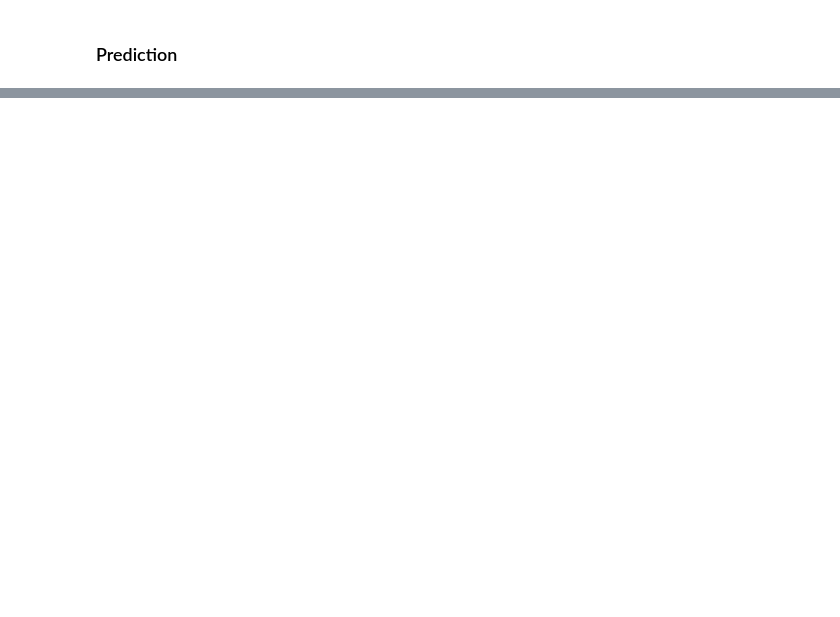
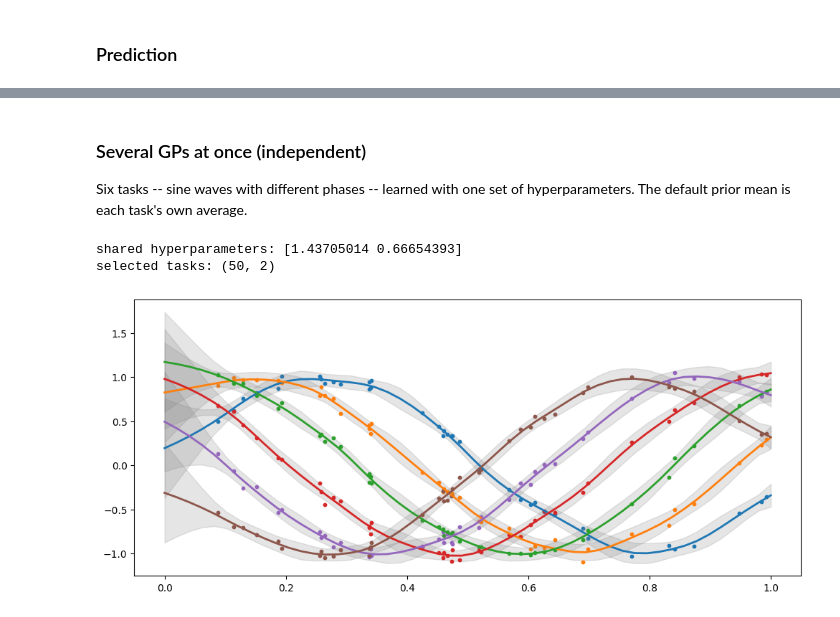
Before and after one commit to lbl-camera/fvGP, a Jupyter notebook: examples/MultiTaskTest.ipynb, the cells around one changed output, grey strips where cells are left out. Saved outputs shown, nothing was run; the diff lists cells and outputs as text; code cells hidden in the pictures; blank space fills up the shorter version.

```diff
--- a/examples/MultiTaskTest.ipynb
+++ b/examples/MultiTaskTest.ipynb
@@ -356,0 +365,26 @@ fig.show()
+# %% [markdown]
+### Several GPs at once (independent)
+Six tasks -- sine waves with different phases -- learned with one set of hyperparameters. The default prior mean is each task's own average.
+# %%
+x_many = np.random.rand(40).reshape(-1, 1)
+phases = np.linspace(0, np.pi, 6)
+y_many = np.sin(6. * x_many + phases[None, :]) + np.random.normal(0, 0.05, (40, 6))
+
+gp_many = fvGP(x_many, y_many, noise_variances=np.full(40, 0.0025), multi_task_mode="independent")
+gp_many.train(max_iter = 50)
+print("shared hyperparameters:", gp_many.hyperparameters)
+
+mean = gp_many.posterior_mean(x_pred1d.reshape(-1, 1))["m(x)"]           #(50, 6): one column per task
+sd = np.sqrt(gp_many.posterior_covariance(x_pred1d.reshape(-1, 1))["v(x)"])
+print("selected tasks:", gp_many.posterior_mean(x_pred1d.reshape(-1, 1), x_out=np.array([0, 5]))["m(x)"].shape)
+
+plt.figure(figsize = (12,5))
+for i in range(6):
+    plt.plot(x_pred1d, mean[:, i], linewidth = 2)
+    plt.fill_between(x_pred1d, mean[:, i] - 3. * sd[:, i], mean[:, i] + 3. * sd[:, i], alpha = 0.2, color = "grey")
+    plt.scatter(x_many[:, 0], y_many[:, i], s = 10)
+plt.show()
+# %% [output]
+shared hyperparameters: [1.43705014 0.66654393]
+selected tasks: (50, 2)
+[figure, added]
```
Also changed, not shown: parts of 17 cells of this notebook, 16 other files.
